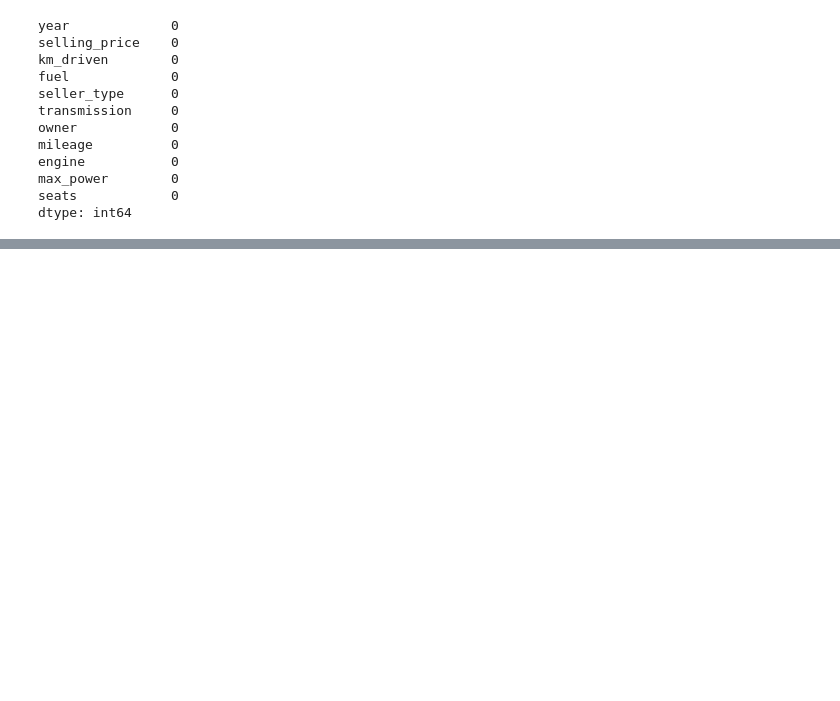
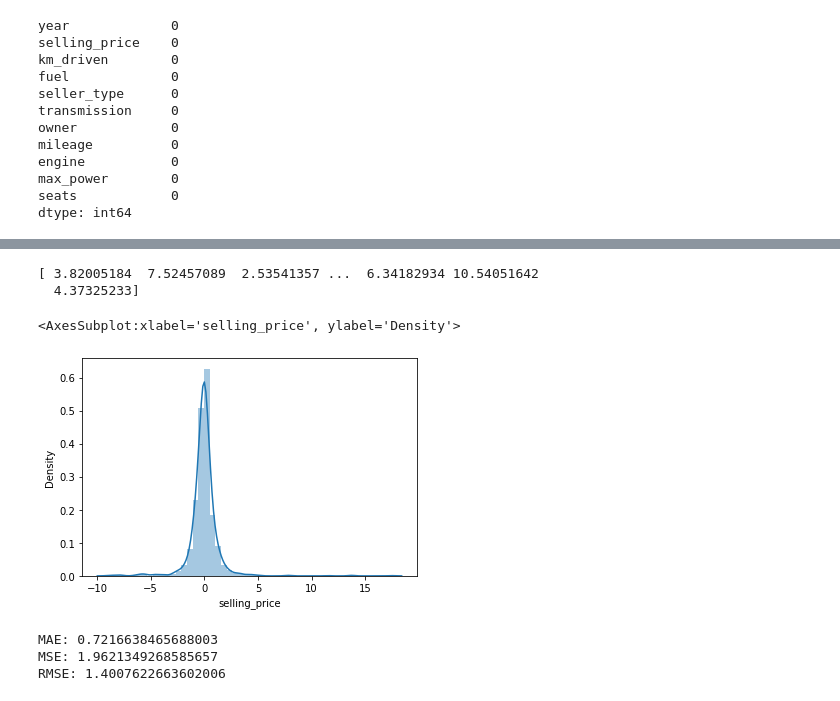
Before and after one commit to harshitgupta1998/CarDekhoData, a Jupyter notebook: new_dataset.ipynb, the cells around one changed output, grey strips where cells are left out. Saved outputs shown, nothing was run; the diff lists cells and outputs as text; code cells hidden in the pictures; blank space fills up the shorter version.

```diff
--- a/new_dataset.ipynb
+++ b/new_dataset.ipynb
@@ -159,0 +277,11 @@ print(x)
+# %%
+#will use this since it has low mse, rmse, mae
+from sklearn.ensemble import RandomForestRegressor
+rf_random=RandomForestRegressor()
+import numpy as np
+from sklearn.model_selection import RandomizedSearchCV
+n_estimators=[int(x) for x in np.linspace(start=100,stop=1000,num=10)]
+max_features=['auto','sqrt']
+max_depth=[int(x) for x in np.linspace(5,30,num=10)]
+min_samples_split=[2,5,10,15,100]
+min_samples_leaf=[1,2,5,10]
@@ -159,0 +299,4 @@ print(x)
+# %%
+rf_random = RandomizedSearchCV(estimator = rf, param_distributions = random_grid,scoring='neg_mean_squared_error', n_iter = 10, cv = 5, verbose=2, random_state=42, n_jobs = 1)
+# %%
+rf_random.fit(X_train,y_train)
@@ -159,0 +333,19 @@ print(x)
+# %%
+import seaborn as sns
+predictions=rf_random.predict(X_test)
+print(predictions)
+sns.distplot(y_test-predictions)
+# %% [output]
+[ 3.82005184  7.52457089  2.53541357 ...  6.34182934 10.54051642
+  4.37325233]
+<AxesSubplot:xlabel='selling_price', ylabel='Density'>
+[figure, added]
+# %%
+from sklearn import metrics
+print('MAE:', metrics.mean_absolute_error(y_test, predictions))
+print('MSE:', metrics.mean_squared_error(y_test, predictions))
+print('RMSE:', np.sqrt(metrics.mean_squared_error(y_test, predictions)))
+# %% [output]
+MAE: 0.7216638465688003
+MSE: 1.9621349268585657
+RMSE: 1.4007622663602006
```
Also changed, not shown: parts of 26 cells of this notebook, 2 other files.
